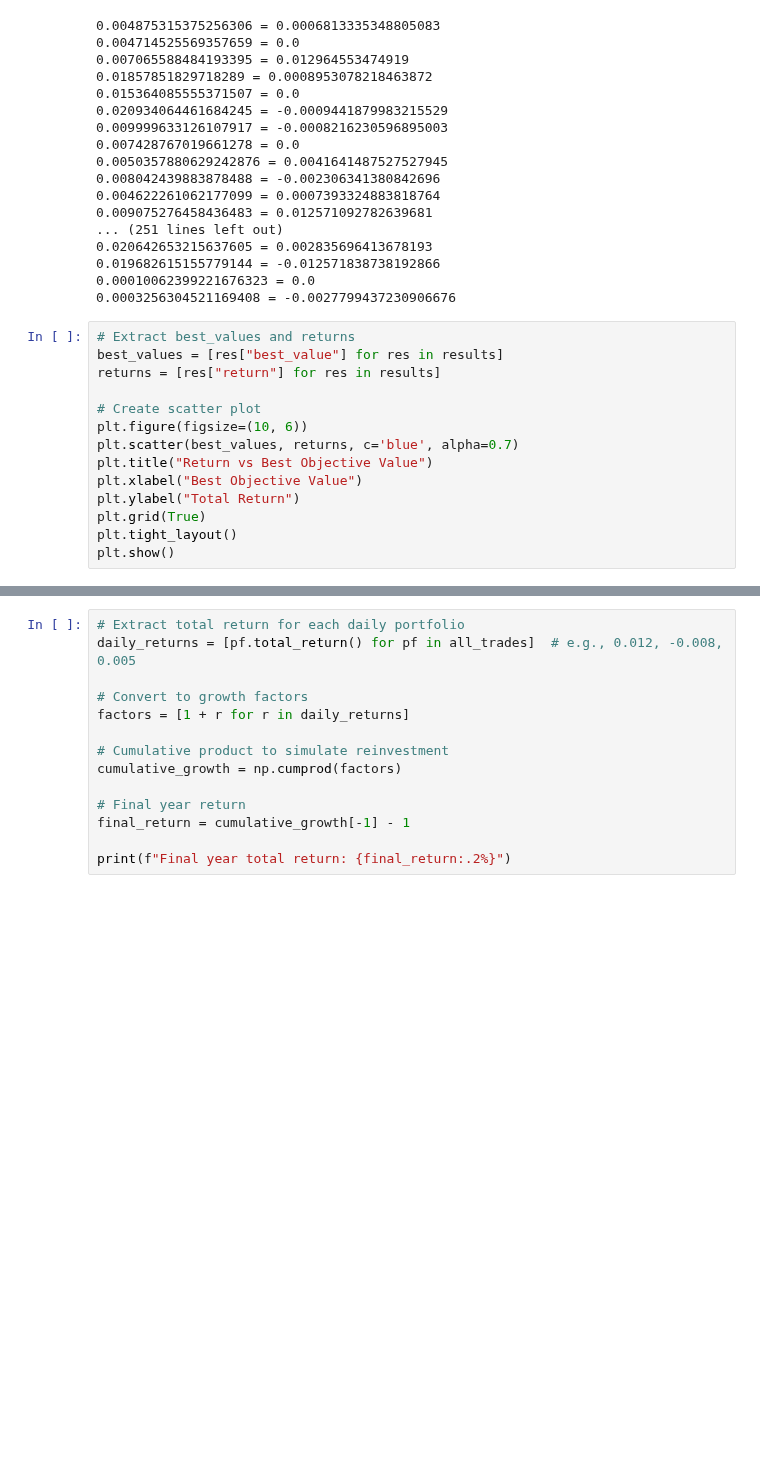
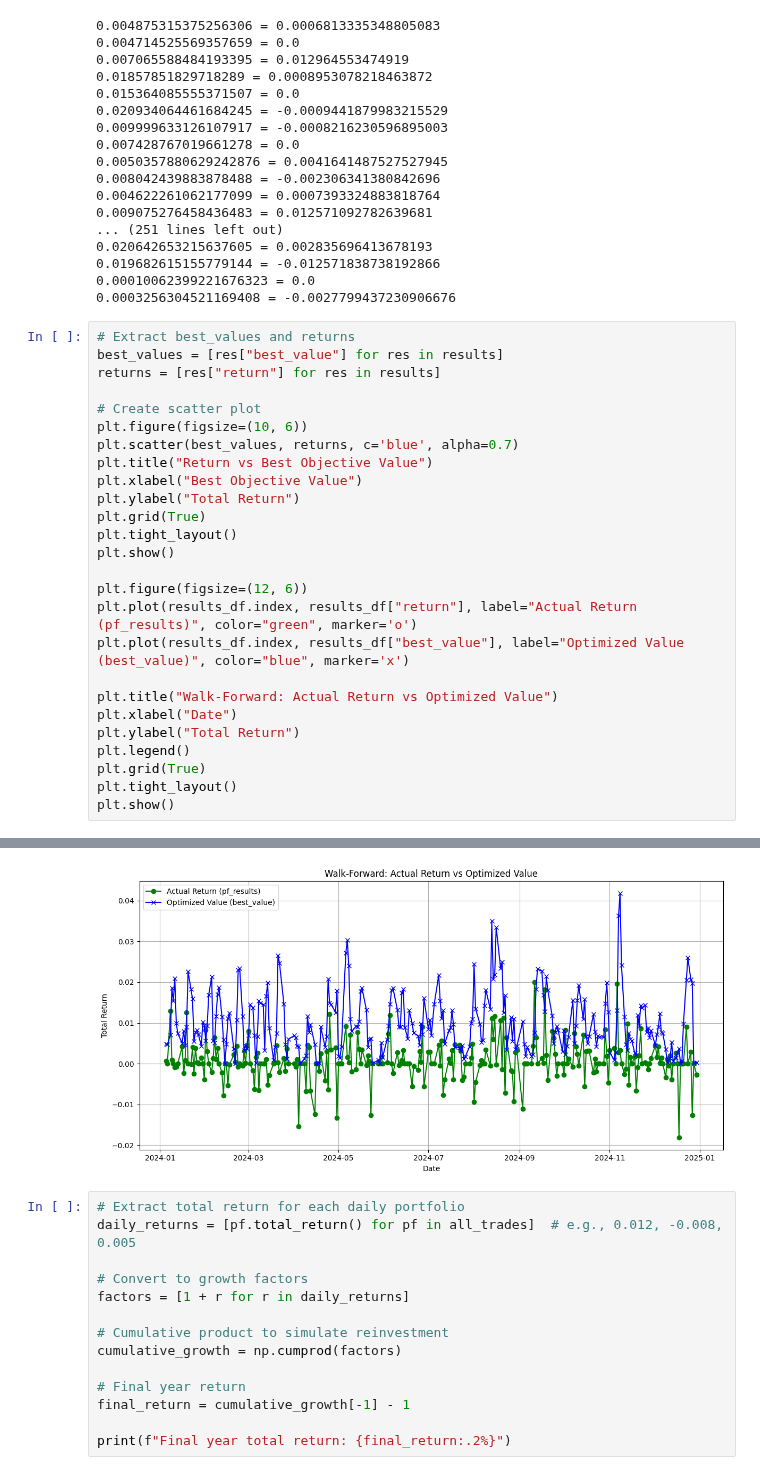
Before and after one commit to Code-For-3/Trading-for-Dummies, a Jupyter notebook: Testing.ipynb, the cells around one changed output, grey strips where cells are left out. Drawn from its saved outputs; the diff is of its cells as text; blank space fills up the shorter version.

```diff
--- a/Testing.ipynb
+++ b/Testing.ipynb
@@ -155,19 +155,32 @@ for i in range(optimization_window_days, len(dates)- execution_window_days):
 # %%
 # Extract best_values and returns
 best_values = [res["best_value"] for res in results]
 returns = [res["return"] for res in results]
 
 # Create scatter plot
 plt.figure(figsize=(10, 6))
 plt.scatter(best_values, returns, c='blue', alpha=0.7)
 plt.title("Return vs Best Objective Value")
 plt.xlabel("Best Objective Value")
 plt.ylabel("Total Return")
 plt.grid(True)
 plt.tight_layout()
 plt.show()
+
+plt.figure(figsize=(12, 6))
+plt.plot(results_df.index, results_df["return"], label="Actual Return (pf_results)", color="green", marker='o')
+plt.plot(results_df.index, results_df["best_value"], label="Optimized Value (best_value)", color="blue", marker='x')
+
+plt.title("Walk-Forward: Actual Return vs Optimized Value")
+plt.xlabel("Date")
+plt.ylabel("Total Return")
+plt.legend()
+plt.grid(True)
+plt.tight_layout()
+plt.show()
 # %% [output]
 [figure]
+[figure, added]
 # %%
 # Extract total return for each daily portfolio
 daily_returns = [pf.total_return() for pf in all_trades]  # e.g., 0.012, -0.008, 0.005
```
Also changed, not shown: parts of 1 cell of this notebook, 5 other files.
